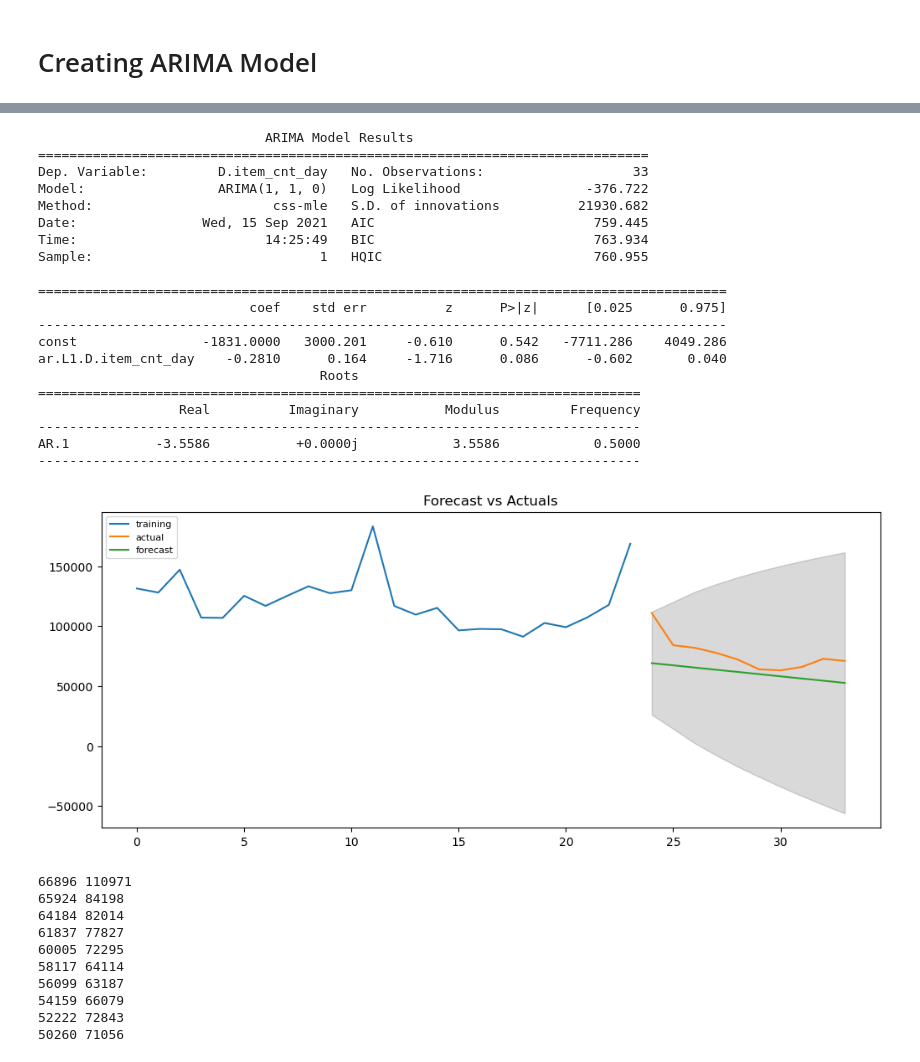
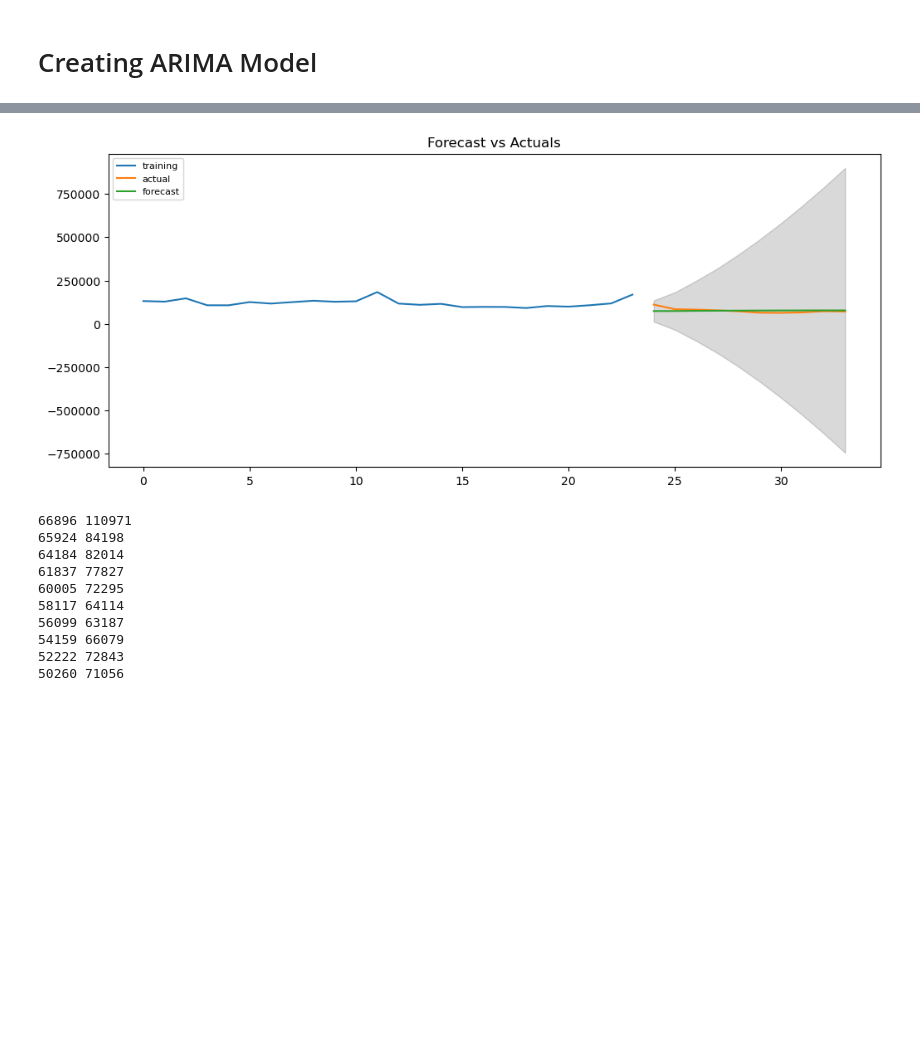
Before and after one commit to mdshafayet-chy/Time-Series-Analysis-, a Jupyter notebook: Time Series Analysis.ipynb, the cells around one changed output, grey strips where cells are left out. Cells and saved outputs as stored; diff of their text form; code cells hidden in the pictures; blank space fills up the shorter version.

```diff
--- a/Time Series Analysis.ipynb
+++ b/Time Series Analysis.ipynb
@@ -201,49 +190,29 @@ plt.show()
 # %%
-#model = ARIMA(df, order=(1,1,0))
+model = ARIMA(df, order=(1,2,0))
 #model_fit = model.fit(disp=-1)
 #print(model_fit.summary())
 
 fitted = model.fit(disp=-1)
 # Forecast
 fc, se, conf = fitted.forecast(10, alpha=0.05)  # 95% conf
 
 # Make as pandas series
 fc_series = pd.Series(fc, index=test.index)
 lower_series = pd.Series(conf[:, 0], index=test.index)
 upper_series = pd.Series(conf[:, 1], index=test.index)
 
 # Plot
 plt.figure(figsize=(12,5), dpi=100)
 plt.plot(train, label='training')
 plt.plot(test, label='actual')
 plt.plot(fc_series, label='forecast')
 plt.fill_between(lower_series.index, lower_series, upper_series,
                  color='k', alpha=.15)
 plt.title('Forecast vs Actuals')
 plt.legend(loc='upper left', fontsize=8)
 plt.show()
 # %% [output]
-                             ARIMA Model Results
-==============================================================================
-Dep. Variable:         D.item_cnt_day   No. Observations:                   33
-Model:                 ARIMA(1, 1, 0)   Log Likelihood                -376.722
-Method:                       css-mle   S.D. of innovations          21930.682
-Date:                Wed, 15 Sep 2021   AIC                            759.445
-Time:                        14:25:49   BIC                            763.934
-Sample:                             1   HQIC                           760.955
-
-========================================================================================
-                           coef    std err          z      P>|z|      [0.025      0.975]
-----------------------------------------------------------------------------------------
-const                -1831.0000   3000.201     -0.610      0.542   -7711.286    4049.286
-ar.L1.D.item_cnt_day    -0.2810      0.164     -1.716      0.086      -0.602       0.040
-                                    Roots
-=============================================================================
-                  Real          Imaginary           Modulus         Frequency
------------------------------------------------------------------------------
-AR.1           -3.5586           +0.0000j            3.5586            0.5000
------------------------------------------------------------------------------
-[figure, old version]
+[figure, new version]
 # %%
 lis=test.tolist()
 for i in range(0,10):
```
Also changed, not shown: parts of 6 cells of this notebook.
